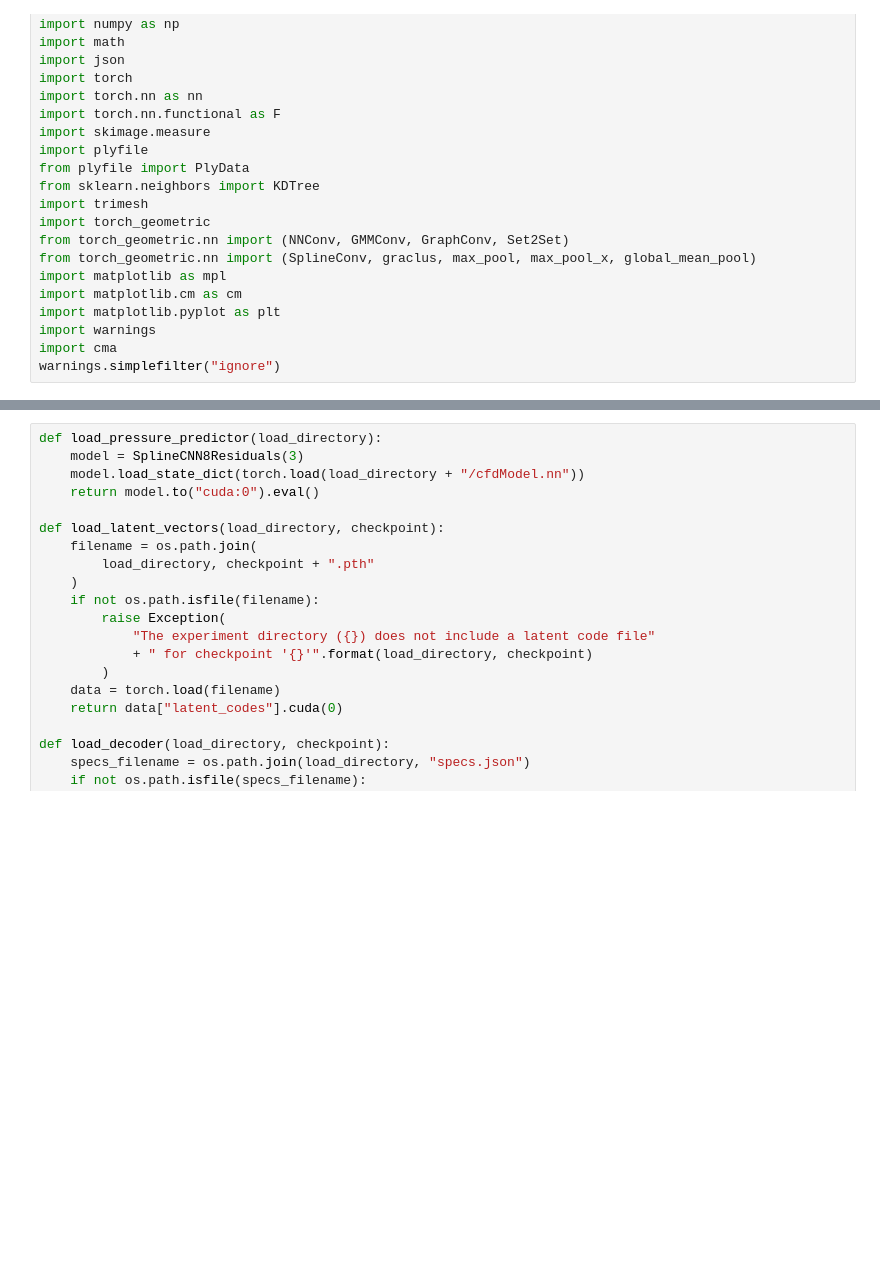
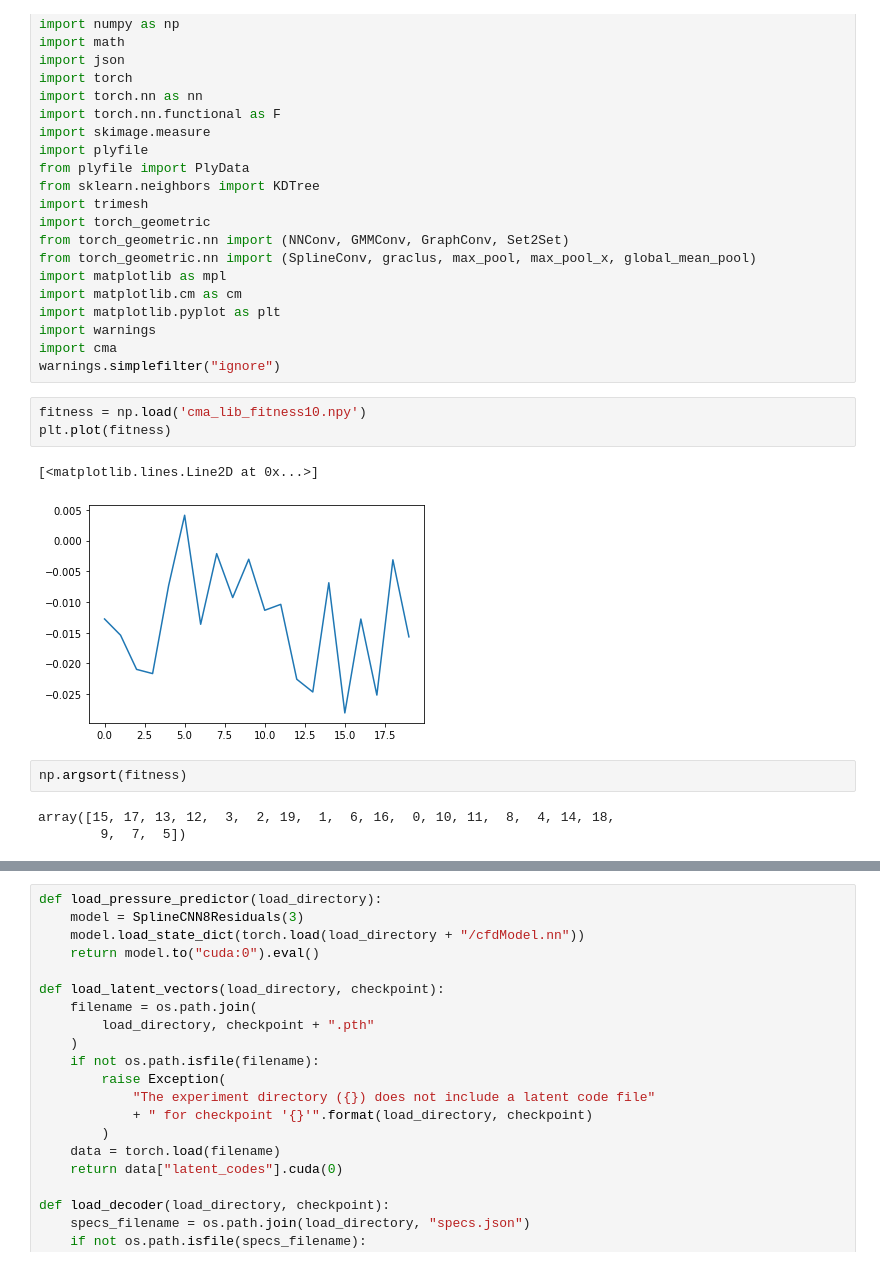
Before and after one commit to huajian1069/non-convex-optimisation, a Jupyter notebook: cuda0Run.ipynb, the cells around one changed output, grey strips where cells are left out. Cells and saved outputs as stored; diff of their text form; blank space fills up the shorter version.

```diff
--- a/cuda0Run.ipynb
+++ b/cuda0Run.ipynb
@@ -22,3 +22,14 @@ import matplotlib.pyplot as plt
 import warnings
 import cma
 warnings.simplefilter("ignore")
+# %%
+fitness = np.load('cma_lib_fitness10.npy')
+plt.plot(fitness)
+# %% [output]
+[<matplotlib.lines.Line2D at 0x...>]
+[figure, added]
+# %%
+np.argsort(fitness)
+# %% [output]
+array([15, 17, 13, 12,  3,  2, 19,  1,  6, 16,  0, 10, 11,  8,  4, 14, 18,
+        9,  7,  5])
```
Also changed, not shown: parts of 5 cells of this notebook, 1 other file.
